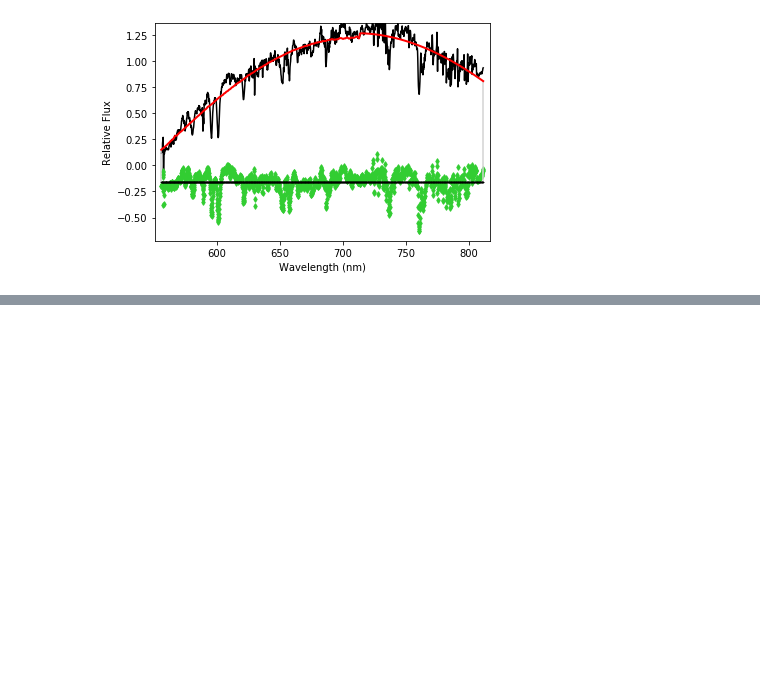
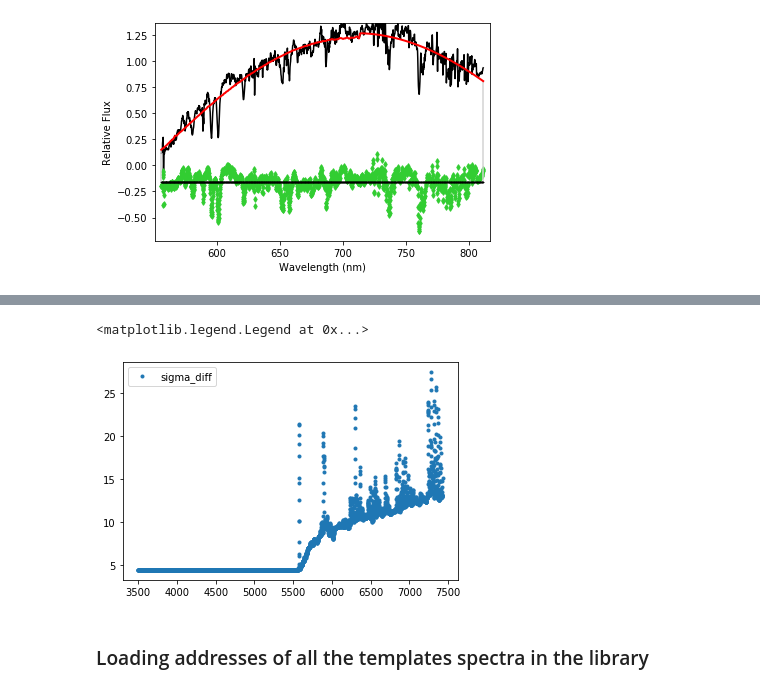
Before and after one commit to pmozumdar/ppxf_code, a Jupyter notebook: Try_1.ipynb, the cells around one changed output, grey strips where cells are left out. Cells and saved outputs as stored; diff of their text form; code cells hidden in the pictures; blank space fills up the shorter version.

Commit message:
code can now use template library to fit the galaxy

```diff
--- a/Try_1.ipynb
+++ b/Try_1.ipynb
@@ -109,0 +141,5 @@ Templates weights:
+# %%
+variance_galaxy_spectra = data['col3']
+sigma_galaxy_spectra = np.sqrt(variance_galaxy_spectra)          #sigma of each pixel in spectra
+pixel_size_gal_spec = (frac_lamda - 1) * lamda_galaxy                     # pixel size in Angstrom
+fwhm_galaxy_spectra = 2.355 * sigma_galaxy_spectra * pixel_size_gal_spec  # FWHM of every pixel in Angstrom
@@ -109,0 +148,3 @@ Templates weights:
+# %%
+fwhm_template_spectra = 2.51        # in Angstrom
+pixel_size_tem_spec = 0.9           # in Angstrom
@@ -109,0 +153,15 @@ Templates weights:
+# %%
+fwhm_interp_gal_spec = np.interp(lamda_template, lamda_galaxy, fwhm_galaxy_spectra)  #interpolated fwhm
+fwhm_diff = np.sqrt(fwhm_interp_gal_spec**2 - fwhm_template_spectra**2)
+sigma_diff = (fwhm_diff / 2.355)/pixel_size_tem_spec
+#sigma_diff = np.sqrt(variance_galaxy_spectra - (fwhm_template_spectra / 2.355 / pixel_size_tem_spec)**2)
+# %%
+## Here is the plot of the sigma_diff at the pixel location of the templates
+
+plt.plot(lamda_template, sigma_diff,'.', label='sigma_diff')
+plt.legend()
+# %% [output]
+<matplotlib.legend.Legend at 0x...>
+[figure, added]
+# %% [markdown]
+### Loading addresses of all the templates spectra in the library
```
Also changed, not shown: parts of 22 cells of this notebook.
